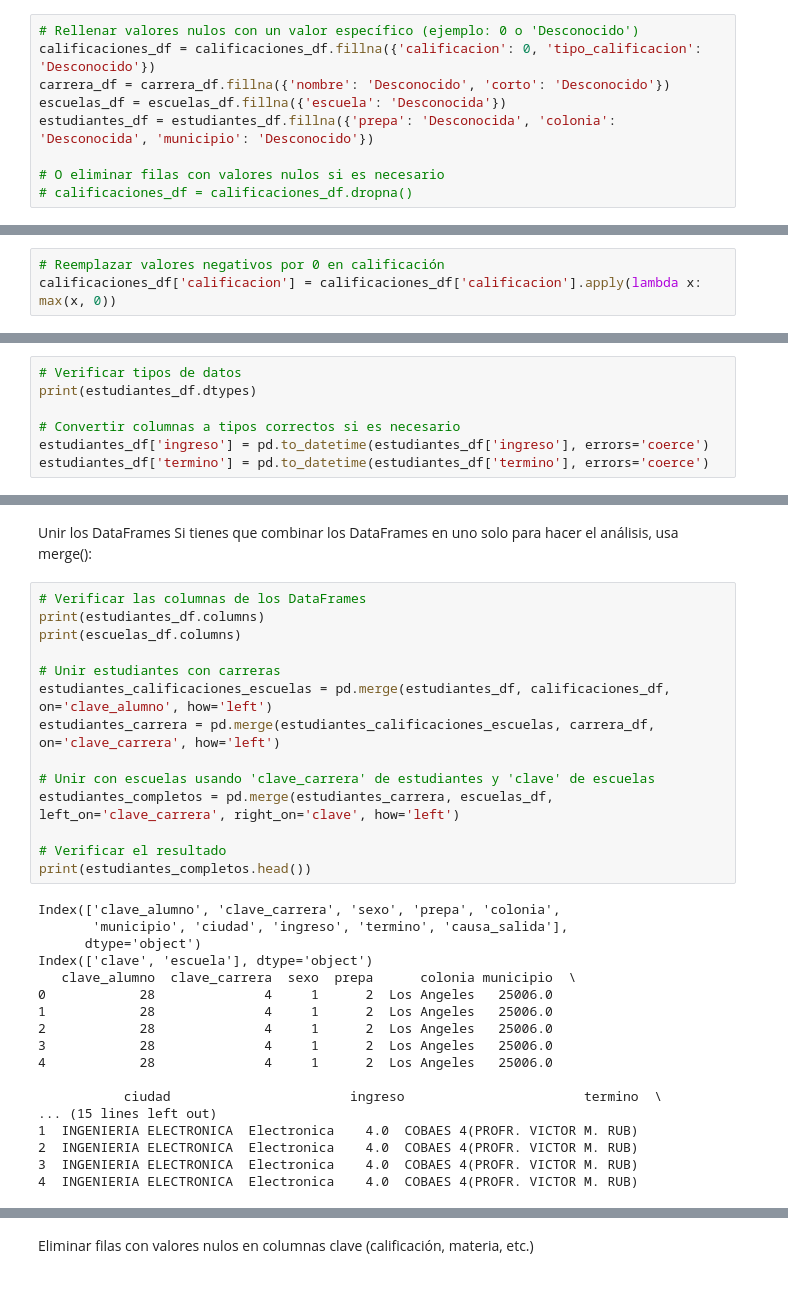
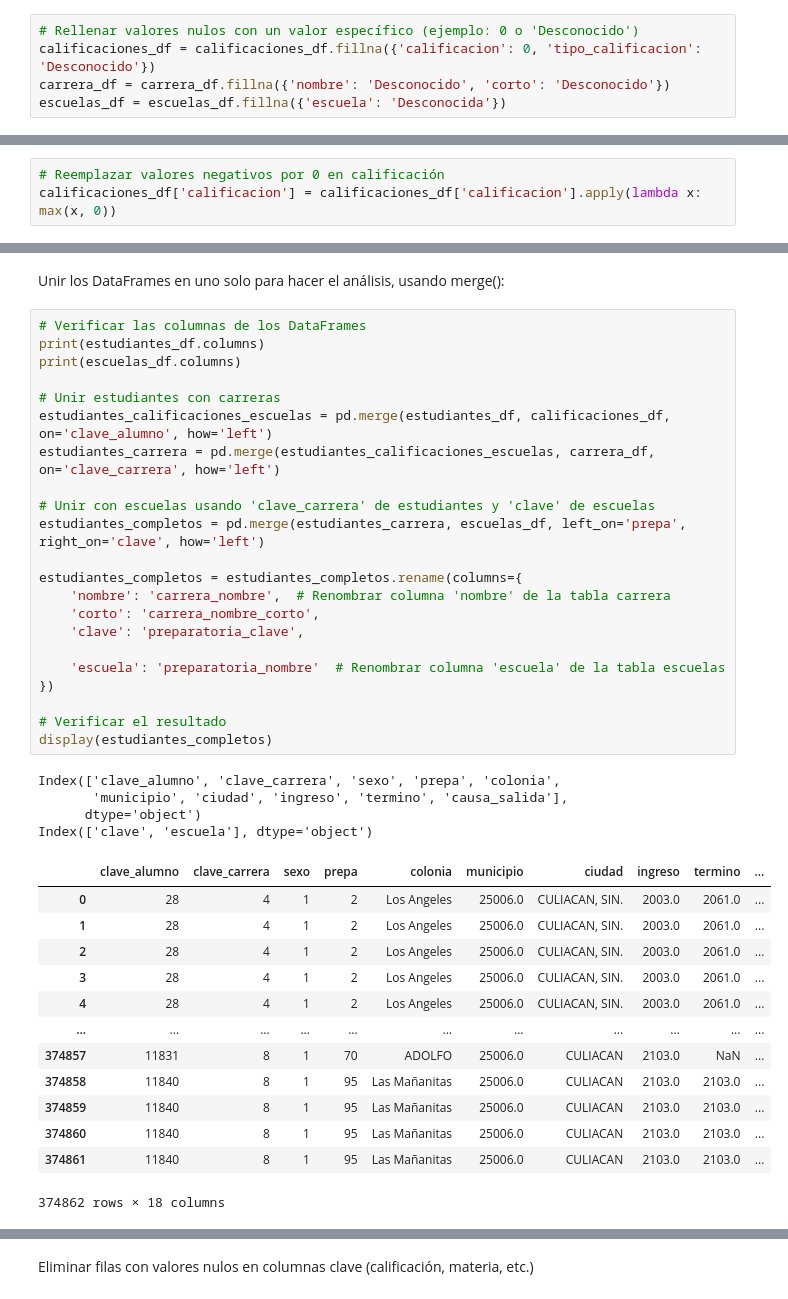
Before and after one commit to jesusBarrazaCastro/exito_academico, a Jupyter notebook: code.ipynb, the cells around one changed output, grey strips where cells are left out. Saved outputs shown, nothing was run; the diff lists cells and outputs as text.

```diff
--- a/code.ipynb
+++ b/code.ipynb
@@ -85,10 +82,6 @@ Dependiendo de los valores nulos, puedes optar por eliminar filas o rellenarlas:
 calificaciones_df = calificaciones_df.fillna({'calificacion': 0, 'tipo_calificacion': 'Desconocido'})
 carrera_df = carrera_df.fillna({'nombre': 'Desconocido', 'corto': 'Desconocido'})
 escuelas_df = escuelas_df.fillna({'escuela': 'Desconocida'})
-estudiantes_df = estudiantes_df.fillna({'prepa': 'Desconocida', 'colonia': 'Desconocida', 'municipio': 'Desconocido'})
-
-# O eliminar filas con valores nulos si es necesario
-# calificaciones_df = calificaciones_df.dropna()
 # %% [markdown]
 Reemplazar valores incorrectos o inconsistentes:
 
@@ -102,7 +91,0 @@ Es importante verificar si los tipos de datos son correctos (por ejemplo, fechas
-# %%
-# Verificar tipos de datos
-print(estudiantes_df.dtypes)
-
-# Convertir columnas a tipos correctos si es necesario
-estudiantes_df['ingreso'] = pd.to_datetime(estudiantes_df['ingreso'], errors='coerce')
-estudiantes_df['termino'] = pd.to_datetime(estudiantes_df['termino'], errors='coerce')
@@ -121,38 +92,45 @@ dtype: object
 # %% [markdown]
-Unir los DataFrames
-Si tienes que combinar los DataFrames en uno solo para hacer el análisis, usa merge():
+Unir los DataFrames en uno solo para hacer el análisis, usando merge():
 # %%
 # Verificar las columnas de los DataFrames
 print(estudiantes_df.columns)
 print(escuelas_df.columns)
 
 # Unir estudiantes con carreras
 estudiantes_calificaciones_escuelas = pd.merge(estudiantes_df, calificaciones_df, on='clave_alumno', how='left')
 estudiantes_carrera = pd.merge(estudiantes_calificaciones_escuelas, carrera_df, on='clave_carrera', how='left')
 
 # Unir con escuelas usando 'clave_carrera' de estudiantes y 'clave' de escuelas
-estudiantes_completos = pd.merge(estudiantes_carrera, escuelas_df, left_on='clave_carrera', right_on='clave', how='left')
+estudiantes_completos = pd.merge(estudiantes_carrera, escuelas_df, left_on='prepa', right_on='clave', how='left')
+
+estudiantes_completos = estudiantes_completos.rename(columns={
+    'nombre': 'carrera_nombre',  # Renombrar columna 'nombre' de la tabla carrera
+    'corto': 'carrera_nombre_corto',
+    'clave': 'preparatoria_clave',
+
+    'escuela': 'preparatoria_nombre'  # Renombrar columna 'escuela' de la tabla escuelas
+})
 
 # Verificar el resultado
-print(estudiantes_completos.head())
+display(estudiantes_completos)
 # %% [output]
 Index(['clave_alumno', 'clave_carrera', 'sexo', 'prepa', 'colonia',
        'municipio', 'ciudad', 'ingreso', 'termino', 'causa_salida'],
       dtype='object')
 Index(['clave', 'escuela'], dtype='object')
-   clave_alumno  clave_carrera  sexo  prepa      colonia municipio  \
-0            28              4     1      2  Los Angeles   25006.0
-1            28              4     1      2  Los Angeles   25006.0
-2            28              4     1      2  Los Angeles   25006.0
-3            28              4     1      2  Los Angeles   25006.0
-4            28              4     1      2  Los Angeles   25006.0
-
-           ciudad                       ingreso                       termino  \
-... (15 lines left out)
-1  INGENIERIA ELECTRONICA  Electronica    4.0  COBAES 4(PROFR. VICTOR M. RUB)
-2  INGENIERIA ELECTRONICA  Electronica    4.0  COBAES 4(PROFR. VICTOR M. RUB)
-3  INGENIERIA ELECTRONICA  Electronica    4.0  COBAES 4(PROFR. VICTOR M. RUB)
-4  INGENIERIA ELECTRONICA  Electronica    4.0  COBAES 4(PROFR. VICTOR M. RUB)
+|  | clave_alumno | clave_carrera | sexo | prepa | colonia | municipio | ciudad | ingreso | termino | ... |
+| 0 | 28 | 4 | 1 | 2 | Los Angeles | 25006.0 | CULIACAN, SIN. | 2003.0 | 2061.0 | ... |
+| 1 | 28 | 4 | 1 | 2 | Los Angeles | 25006.0 | CULIACAN, SIN. | 2003.0 | 2061.0 | ... |
+| 2 | 28 | 4 | 1 | 2 | Los Angeles | 25006.0 | CULIACAN, SIN. | 2003.0 | 2061.0 | ... |
+| 3 | 28 | 4 | 1 | 2 | Los Angeles | 25006.0 | CULIACAN, SIN. | 2003.0 | 2061.0 | ... |
+| 4 | 28 | 4 | 1 | 2 | Los Angeles | 25006.0 | CULIACAN, SIN. | 2003.0 | 2061.0 | ... |
+| ... | ... | ... | ... | ... | ... | ... | ... | ... | ... | ... |
+| 374857 | 11831 | 8 | 1 | 70 | ADOLFO | 25006.0 | CULIACAN | 2103.0 | NaN | ... |
+| 374858 | 11840 | 8 | 1 | 95 | Las Mañanitas | 25006.0 | CULIACAN | 2103.0 | 2103.0 | ... |
+| 374859 | 11840 | 8 | 1 | 95 | Las Mañanitas | 25006.0 | CULIACAN | 2103.0 | 2103.0 | ... |
+| 374860 | 11840 | 8 | 1 | 95 | Las Mañanitas | 25006.0 | CULIACAN | 2103.0 | 2103.0 | ... |
+| 374861 | 11840 | 8 | 1 | 95 | Las Mañanitas | 25006.0 | CULIACAN | 2103.0 | 2103.0 | ... |
+374862 rows × 18 columns
 # %% [markdown]
 Errores ortográficos en claves y datos categóricos:
 - Normalizar cadenas:
```
Also changed, not shown: parts of 33 cells of this notebook, 2 other files.
